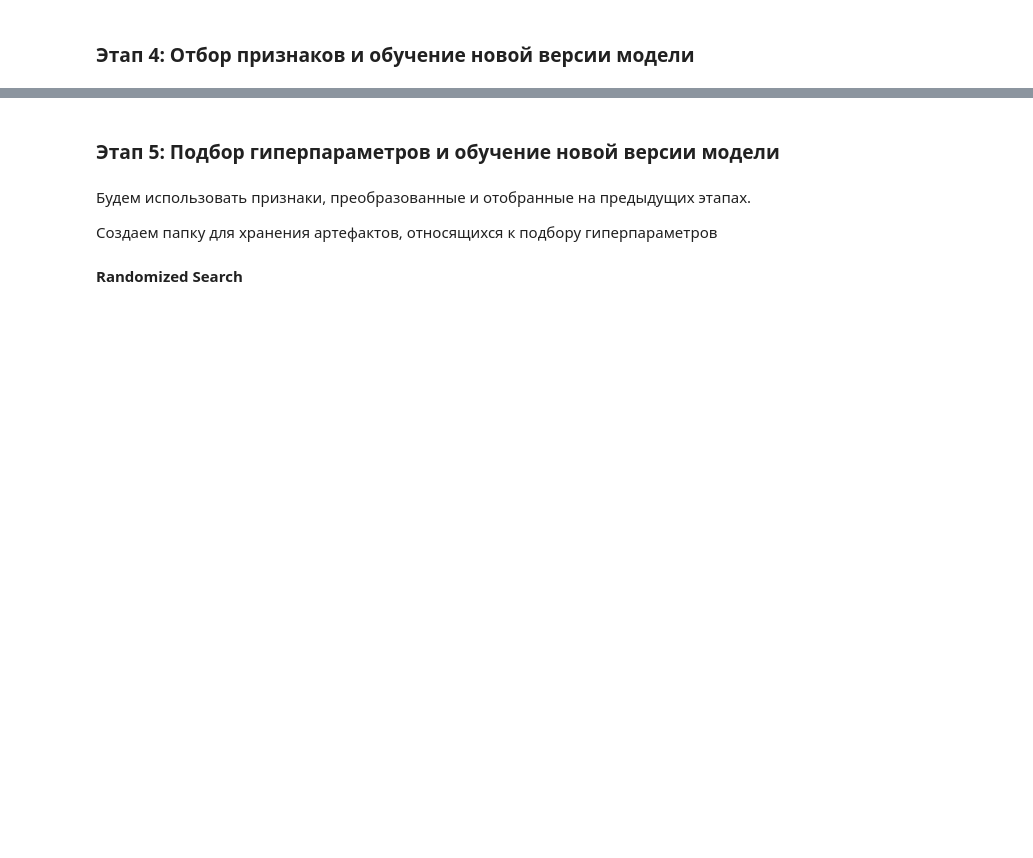
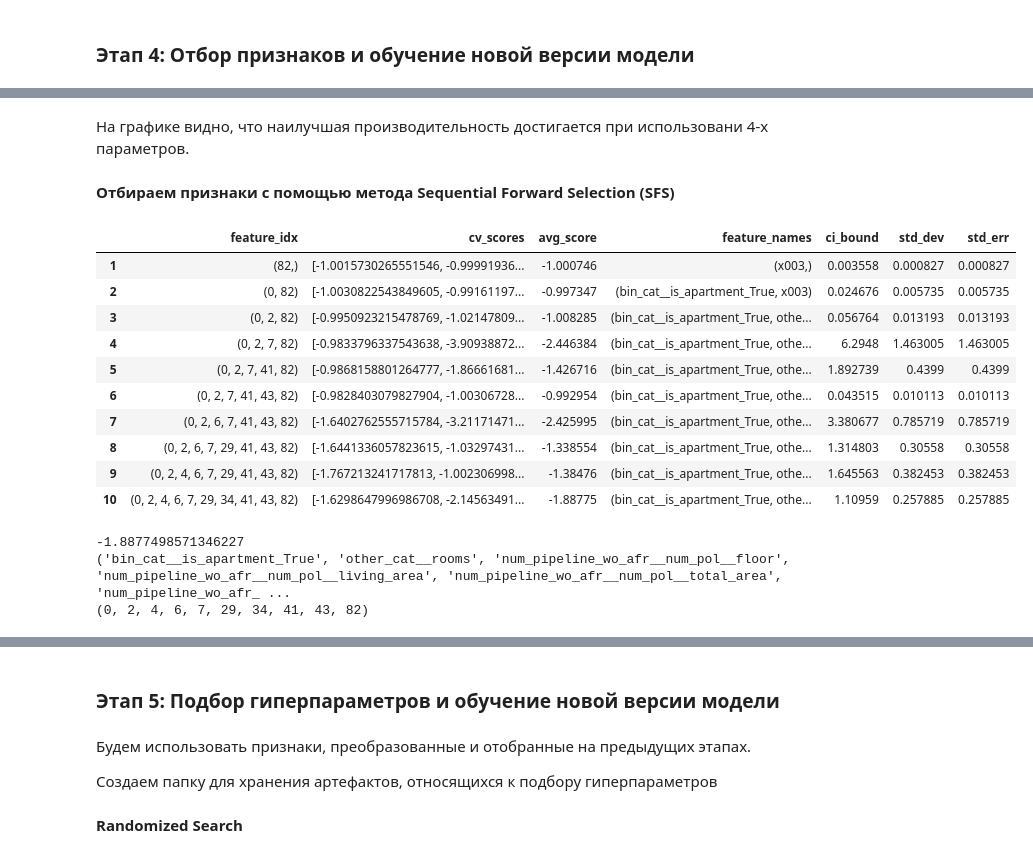
Before and after one commit to ibnkir/mle-project-sprint-2, a Jupyter notebook: model_improvement/notebook_steps_2_5.ipynb, the cells around one changed output, grey strips where cells are left out. Drawn from its saved outputs; the diff is of its cells as text; code cells hidden in the pictures; blank space fills up the shorter version.

```diff
--- a/model_improvement/notebook_steps_2_5.ipynb
+++ b/model_improvement/notebook_steps_2_5.ipynb
@@ -441,0 +553,49 @@ model.fit(selected_encoded_X_train, y_train)
+# %% [markdown]
+На графике видно, что наилучшая производительность достигается при использовани 4-х параметров.
+# %% [markdown]
+__Отбираем признаки с помощью метода Sequential Forward Selection (SFS)__
+# %%
+model = CatBoostRegressor(
+    iterations=10,
+    loss_function='MAPE',
+    eval_metric='MAPE',
+    verbose=False,
+    random_state=42
+)
+
+# Отбираем 10 признаков
+sfs = SFS(
+    estimator=model,
+    forward=True,
+    floating=False,
+    k_features=10,
+    scoring='neg_mean_absolute_percentage_error',
+    cv=2,
+    n_jobs=-1
+)
+
+sfs = sfs.fit(encoded_X_train, y_train)
+sfs_df = pd.DataFrame.from_dict(sfs.get_metric_dict()).T
+sfs_df.to_csv(f"../{FS_ASSETS_DIR}/sfs.csv")
+# %%
+sfs_df
+# %% [output]
+|  | feature_idx | cv_scores | avg_score | feature_names | ci_bound | std_dev | std_err |
+| 1 | (82,) | [-1.0015730265551546, -0.99991936... | -1.000746 | (x003,) | 0.003558 | 0.000827 | 0.000827 |
+| 2 | (0, 82) | [-1.0030822543849605, -0.99161197... | -0.997347 | (bin_cat__is_apartment_True, x003) | 0.024676 | 0.005735 | 0.005735 |
+| 3 | (0, 2, 82) | [-0.9950923215478769, -1.02147809... | -1.008285 | (bin_cat__is_apartment_True, othe... | 0.056764 | 0.013193 | 0.013193 |
+| 4 | (0, 2, 7, 82) | [-0.9833796337543638, -3.90938872... | -2.446384 | (bin_cat__is_apartment_True, othe... | 6.2948 | 1.463005 | 1.463005 |
+| 5 | (0, 2, 7, 41, 82) | [-0.9868158801264777, -1.86661681... | -1.426716 | (bin_cat__is_apartment_True, othe... | 1.892739 | 0.4399 | 0.4399 |
+| 6 | (0, 2, 7, 41, 43, 82) | [-0.9828403079827904, -1.00306728... | -0.992954 | (bin_cat__is_apartment_True, othe... | 0.043515 | 0.010113 | 0.010113 |
+| 7 | (0, 2, 6, 7, 41, 43, 82) | [-1.6402762555715784, -3.21171471... | -2.425995 | (bin_cat__is_apartment_True, othe... | 3.380677 | 0.785719 | 0.785719 |
+| 8 | (0, 2, 6, 7, 29, 41, 43, 82) | [-1.6441336057823615, -1.03297431... | -1.338554 | (bin_cat__is_apartment_True, othe... | 1.314803 | 0.30558 | 0.30558 |
+| 9 | (0, 2, 4, 6, 7, 29, 41, 43, 82) | [-1.767213241717813, -1.002306998... | -1.38476 | (bin_cat__is_apartment_True, othe... | 1.645563 | 0.382453 | 0.382453 |
+| 10 | (0, 2, 4, 6, 7, 29, 34, 41, 43, 82) | [-1.6298647996986708, -2.14563491... | -1.88775 | (bin_cat__is_apartment_True, othe... | 1.10959 | 0.257885 | 0.257885 |
+# %%
+print(sfs.k_score_)
+print(sfs.k_feature_names_)
+print(sfs.k_feature_idx_)
+# %% [output]
+-1.8877498571346227
+('bin_cat__is_apartment_True', 'other_cat__rooms', 'num_pipeline_wo_afr__num_pol__floor', 'num_pipeline_wo_afr__num_pol__living_area', 'num_pipeline_wo_afr__num_pol__total_area', 'num_pipeline_wo_afr_ ...
+(0, 2, 4, 6, 7, 29, 34, 41, 43, 82)
```
Also changed, not shown: parts of 110 cells of this notebook, 29 other files.
